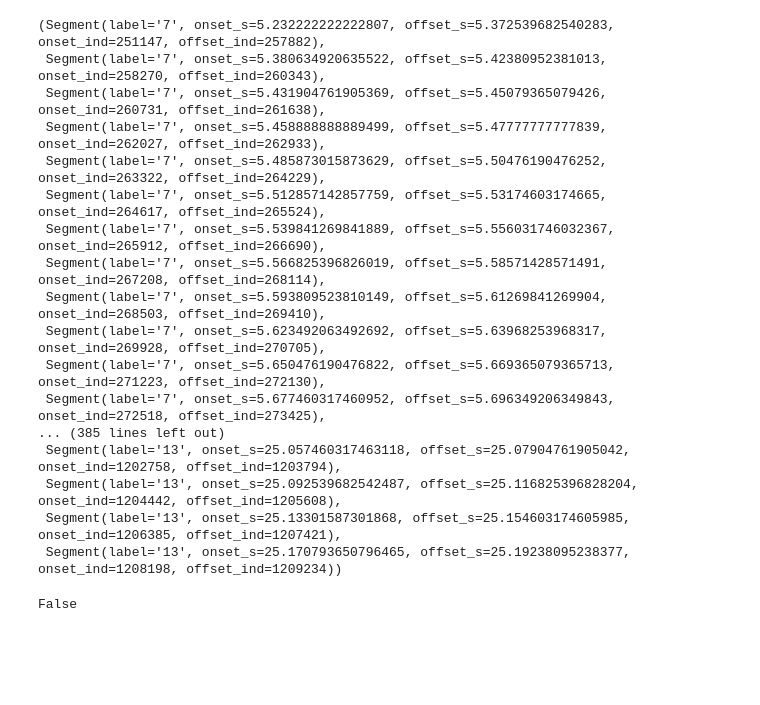
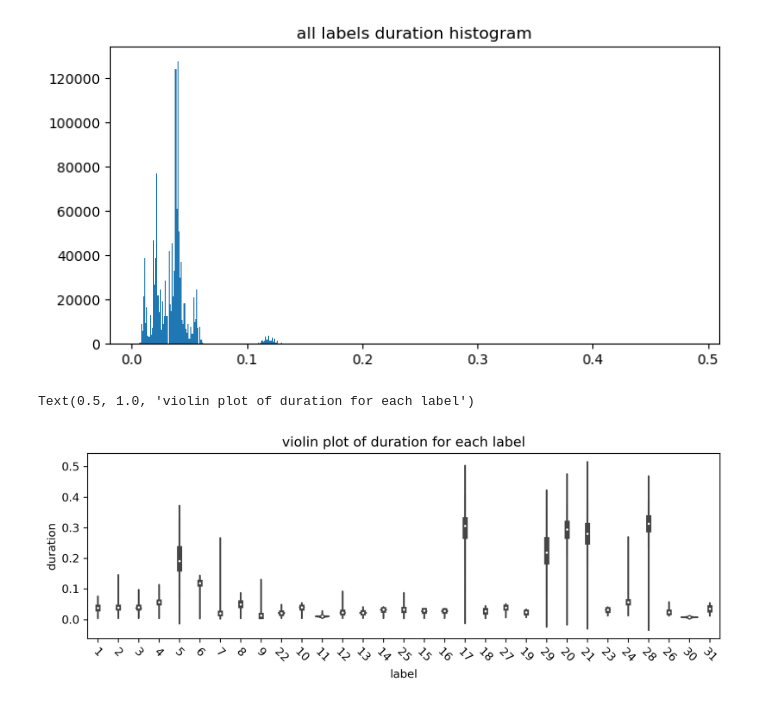
Before and after one commit to SivanLevin/BirdSongBout, a Jupyter notebook: trying_BSB_py.ipynb, the cells around one changed output. Cells and saved outputs as stored; diff of their text form; code cells hidden in the pictures; blank space fills up the shorter version.

```diff
--- a/trying_BSB_py.ipynb
+++ b/trying_BSB_py.ipynb
@@ -108,24 +53,15 @@ example_annot.seq.segments
-# %%
-audseqs[0][1].seq.segments
-# %% [output]
-(Segment(label='7', onset_s=5.232222222222807, offset_s=5.372539682540283, onset_ind=251147, offset_ind=257882),
- Segment(label='7', onset_s=5.380634920635522, offset_s=5.42380952381013, onset_ind=258270, offset_ind=260343),
- Segment(label='7', onset_s=5.431904761905369, offset_s=5.45079365079426, onset_ind=260731, offset_ind=261638),
- Segment(label='7', onset_s=5.458888888889499, offset_s=5.47777777777839, onset_ind=262027, offset_ind=262933),
- Segment(label='7', onset_s=5.485873015873629, offset_s=5.50476190476252, onset_ind=263322, offset_ind=264229),
- Segment(label='7', onset_s=5.512857142857759, offset_s=5.53174603174665, onset_ind=264617, offset_ind=265524),
- Segment(label='7', onset_s=5.539841269841889, offset_s=5.556031746032367, onset_ind=265912, offset_ind=266690),
- Segment(label='7', onset_s=5.566825396826019, offset_s=5.58571428571491, onset_ind=267208, offset_ind=268114),
- Segment(label='7', onset_s=5.593809523810149, offset_s=5.61269841269904, onset_ind=268503, offset_ind=269410),
- Segment(label='7', onset_s=5.623492063492692, offset_s=5.63968253968317, onset_ind=269928, offset_ind=270705),
- Segment(label='7', onset_s=5.650476190476822, offset_s=5.669365079365713, onset_ind=271223, offset_ind=272130),
- Segment(label='7', onset_s=5.677460317460952, offset_s=5.696349206349843, onset_ind=272518, offset_ind=273425),
-... (385 lines left out)
- Segment(label='13', onset_s=25.057460317463118, offset_s=25.07904761905042, onset_ind=1202758, offset_ind=1203794),
- Segment(label='13', onset_s=25.092539682542487, offset_s=25.116825396828204, onset_ind=1204442, offset_ind=1205608),
- Segment(label='13', onset_s=25.13301587301868, offset_s=25.154603174605985, onset_ind=1206385, offset_ind=1207421),
- Segment(label='13', onset_s=25.170793650796465, offset_s=25.19238095238377, onset_ind=1208198, offset_ind=1209234))
-# %%
-251147 > 693989
-# %% [output]
-False
+# %%
+fig, _= plt.subplots(figsize=(8,4),dpi=100)
+plt.hist(df[['duration']],bins = 500)
+plt.title('all labels duration histogram')
+plt.show()
+# %% [output]
+[figure, added]
+# %%
+fig, ax = plt.subplots(figsize=(10,3), dpi=300)
+sns.violinplot(x ="label",y ="duration",data = df)
+ax.set_xticklabels(ax.get_xticklabels(),rotation = -45)
+ax.set_title('violin plot of duration for each label')
+# %% [output]
+Text(0.5, 1.0, 'violin plot of duration for each label')
+[figure, added]
```
Also changed, not shown: parts of 16 cells of this notebook.
